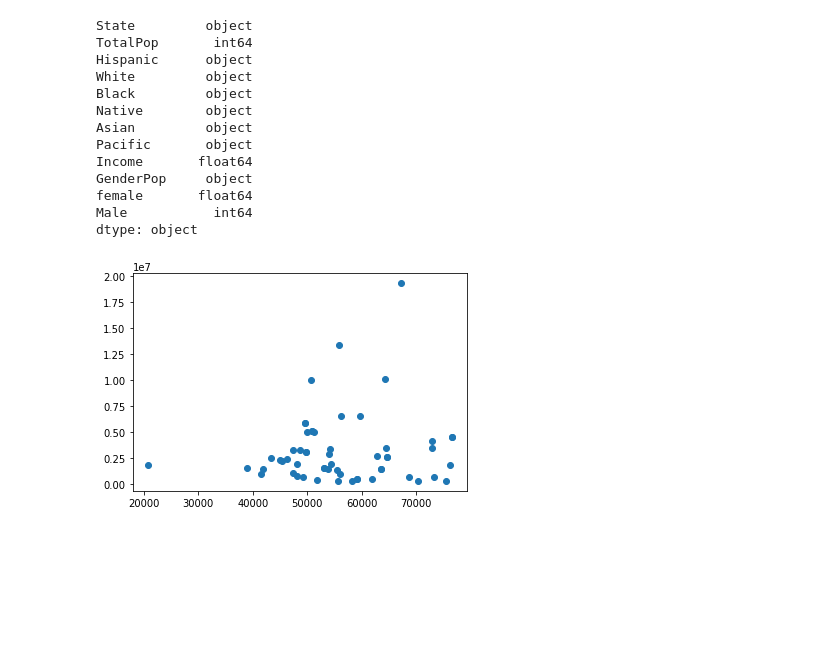
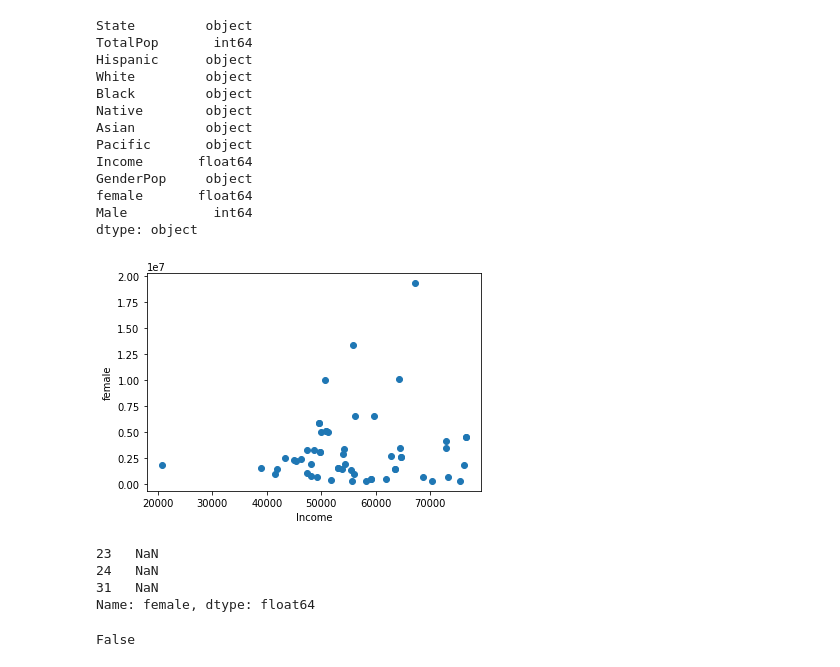
Before and after one commit to sadaqatali1234/practice, a Jupyter notebook: NumpyAssignments/pandas practice/assigment/Untitled1.ipynb, the cells around one changed output. Drawn from its saved outputs; the diff is of its cells as text; code cells hidden in the pictures; blank space fills up the shorter version.

```diff
--- a/NumpyAssignments/pandas practice/assigment/Untitled1.ipynb
+++ b/NumpyAssignments/pandas practice/assigment/Untitled1.ipynb
@@ -107,10 +107,12 @@ female       float64
 Male           int64
 dtype: object
 # %%
+
 x=us_census["Income"]
 y=us_census["female"]
 plt.scatter(x,y)
-plt.title=("State Income Vs female")
+plt.xlabel("Income")
+plt.ylabel("female")
 plt.show()
 # %% [output]
-[figure, old version]
+[figure, new version]
@@ -119,3 +119,14 @@ us_census=[us_census["Female"].notnull()]
+# %%
+female_na_values = us_census["female"][us_census["female"].isnull()]
+print(female_na_values)
+# %% [output]
+23   NaN
+24   NaN
+31   NaN
+Name: female, dtype: float64
 # %%
-valores=us_census["TotalPop"]-us_census["Male"]
-us_census['Female']=us_census['Female'].fillna(value= valores)
+total_pop=us_census["TotalPop"]-us_census["Male"]
+us_census['female']=us_census['female'].fillna(value= total_pop)
+us_census['female'].isnull().any()
+# %% [output]
+False
```
Also changed, not shown: parts of 13 cells of this notebook, 3 other files.
